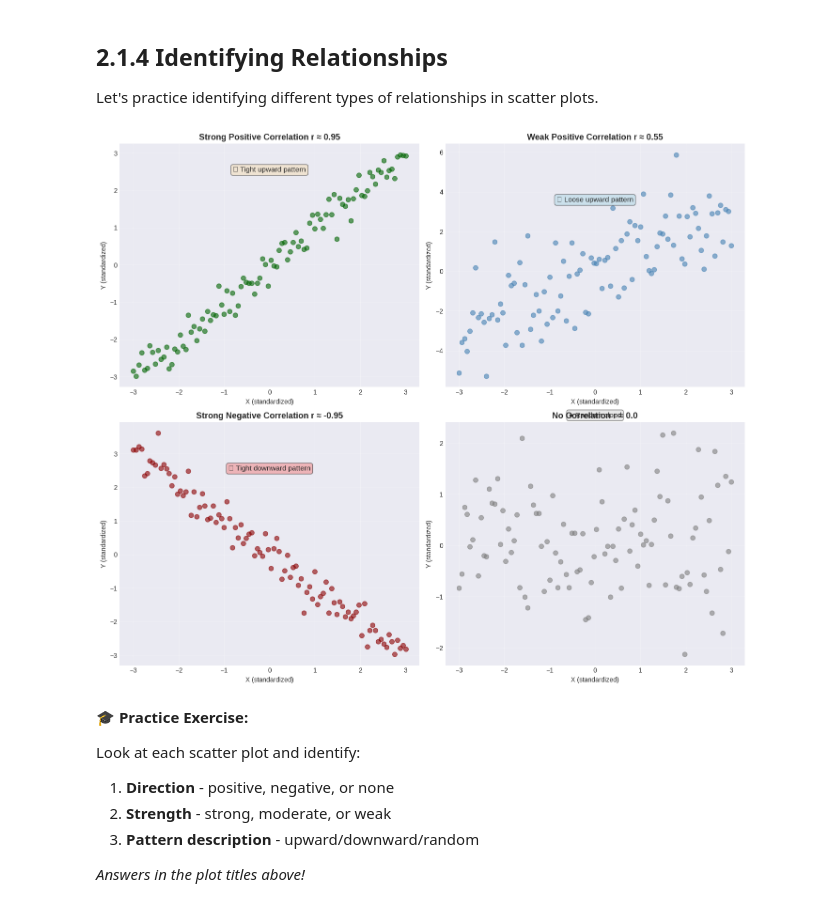
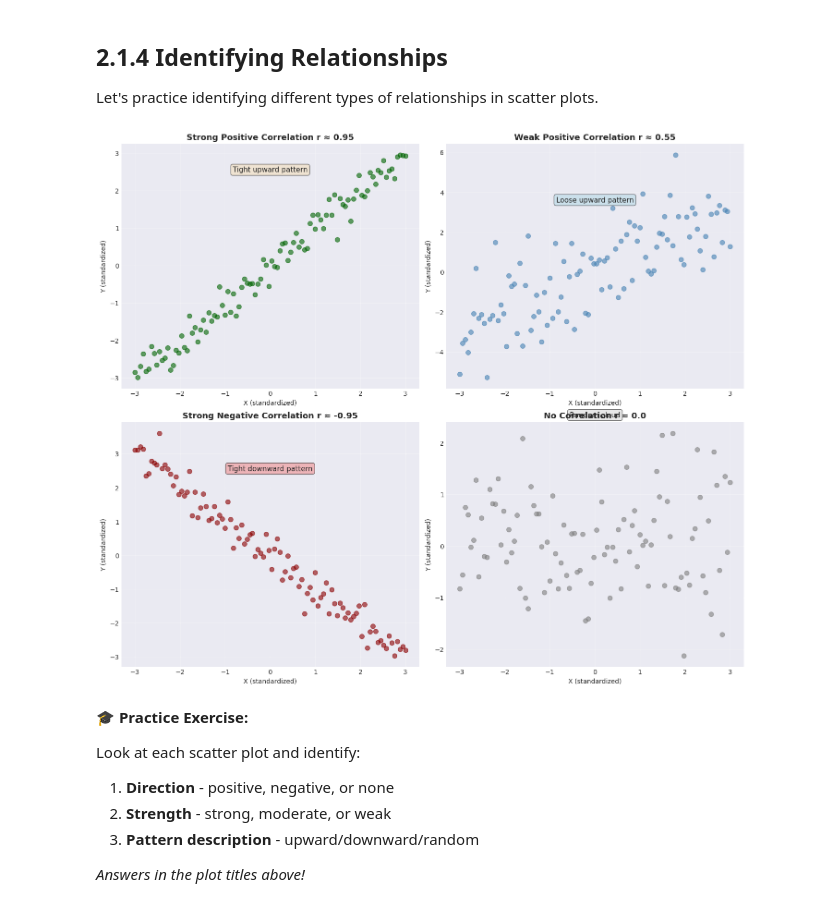
Before and after one commit to chebil/stat, a Jupyter notebook: part1/ch02_2d_data.ipynb, the cells around one changed output. Saved outputs shown, nothing was run; the diff lists cells and outputs as text; code cells hidden in the pictures.

```diff
--- a/part1/ch02_2d_data.ipynb
+++ b/part1/ch02_2d_data.ipynb
@@ -415,6 +587,7 @@ Let's practice identifying different types of relationships in scatter plots.
 # %%
 # Create different types of relationships
 np.random.seed(42)
+plt.rcParams['font.family'] = 'DejaVu Sans'
 x = np.linspace(-3, 3, 100)
 
 # Different patterns
@@ -424,7 +597,7 @@ y_strong_neg = -x + np.random.normal(0, 0.3, 100)
 y_no_corr = np.random.normal(0, 1, 100)
 
 # Create 2x2 grid
-fig, axes = plt.subplots(2, 2, figsize=(14, 12))
+fig, axes = plt.subplots(2, 2, figsize=(14, 12), constrained_layout=True)
 
 # Strong positive
 axes[0,0].scatter(x, y_strong_pos, alpha=0.6, s=50, color='darkgreen')
@@ -432,40 +605,39 @@ axes[0,0].set_title('Strong Positive Correlation r ≈ 0.95', fontsize=13, fontw
 axes[0,0].set_xlabel('X (standardized)')
 axes[0,0].set_ylabel('Y (standardized)')
 axes[0,0].grid(True, alpha=0.3)
-axes[0,0].text(0, 2.5, '↗ Tight upward pattern', ha='center', fontsize=11,
+axes[0,0].text(0, 2.5, 'Tight upward pattern', ha='center', fontsize=11,
               bbox=dict(boxstyle='round', facecolor='wheat', alpha=0.5))
 
 # Weak positive
 axes[0,1].scatter(x, y_weak_pos, alpha=0.6, s=50, color='steelblue')
 axes[0,1].set_title('Weak Positive Correlation r ≈ 0.55', fontsize=13, fontweight='bold')
 axes[0,1].set_xlabel('X (standardized)')
 axes[0,1].set_ylabel('Y (standardized)')
 axes[0,1].grid(True, alpha=0.3)
-axes[0,1].text(0, 3.5, '↗ Loose upward pattern', ha='center', fontsize=11,
+axes[0,1].text(0, 3.5, 'Loose upward pattern', ha='center', fontsize=11,
               bbox=dict(boxstyle='round', facecolor='lightblue', alpha=0.5))
 
 # Strong negative
 axes[1,0].scatter(x, y_strong_neg, alpha=0.6, s=50, color='darkred')
 axes[1,0].set_title('Strong Negative Correlation r ≈ -0.95', fontsize=13, fontweight='bold')
 axes[1,0].set_xlabel('X (standardized)')
 axes[1,0].set_ylabel('Y (standardized)')
 axes[1,0].grid(True, alpha=0.3)
-axes[1,0].text(0, 2.5, '↘ Tight downward pattern', ha='center', fontsize=11,
+axes[1,0].text(0, 2.5, 'Tight downward pattern', ha='center', fontsize=11,
               bbox=dict(boxstyle='round', facecolor='lightcoral', alpha=0.5))
 
 # No correlation
 axes[1,1].scatter(x, y_no_corr, alpha=0.6, s=50, color='gray')
 axes[1,1].set_title('No Correlation r ≈ 0.0', fontsize=13, fontweight='bold')
 axes[1,1].set_xlabel('X (standardized)')
 axes[1,1].set_ylabel('Y (standardized)')
 axes[1,1].grid(True, alpha=0.3)
-axes[1,1].text(0, 2.5, '● Random cloud', ha='center', fontsize=11,
+axes[1,1].text(0, 2.5, 'Random cloud', ha='center', fontsize=11,
               bbox=dict(boxstyle='round', facecolor='lightgray', alpha=0.5))
 
-plt.tight_layout()
 plt.show()
 # %% [output]
-[figure, old version]
+[figure, new version]
 # %% [markdown]
 **🎓 Practice Exercise:**
 
```
Also changed, not shown: parts of 9 cells of this notebook, 2 other files.
